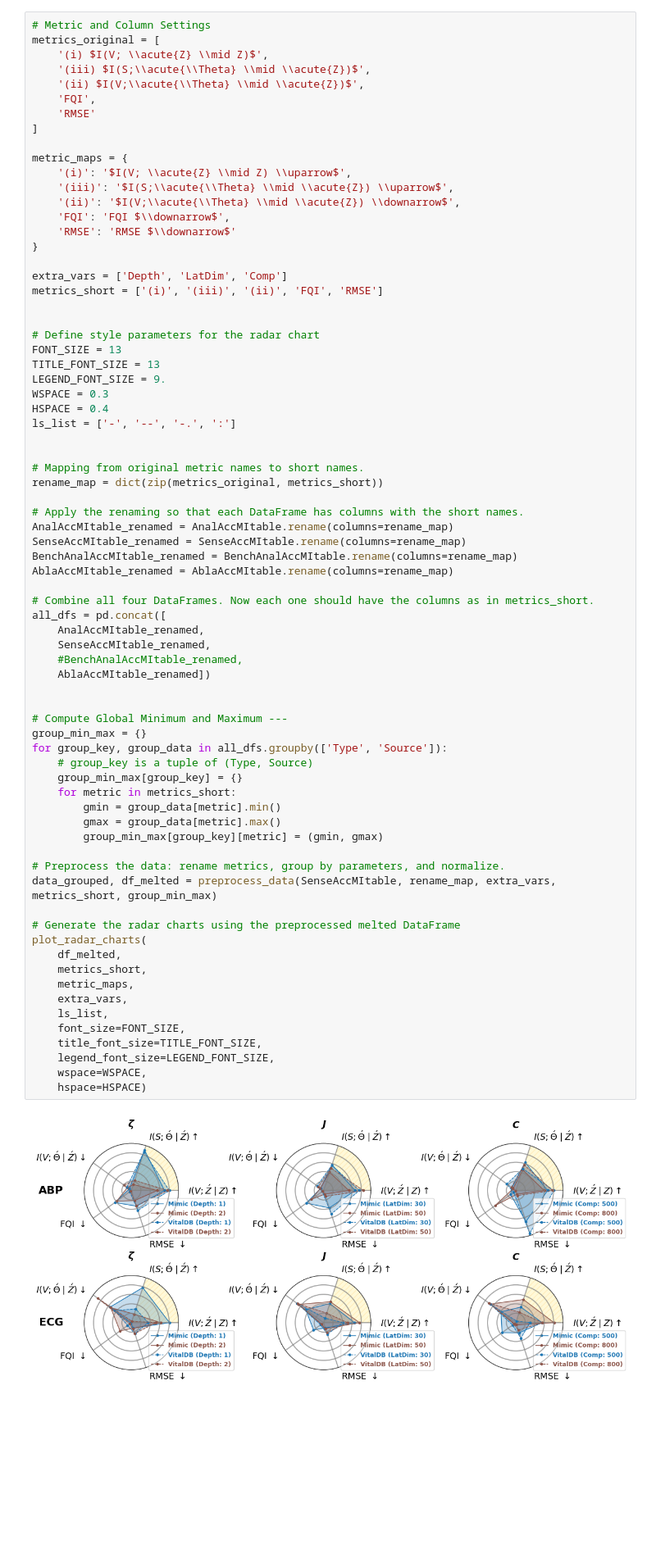
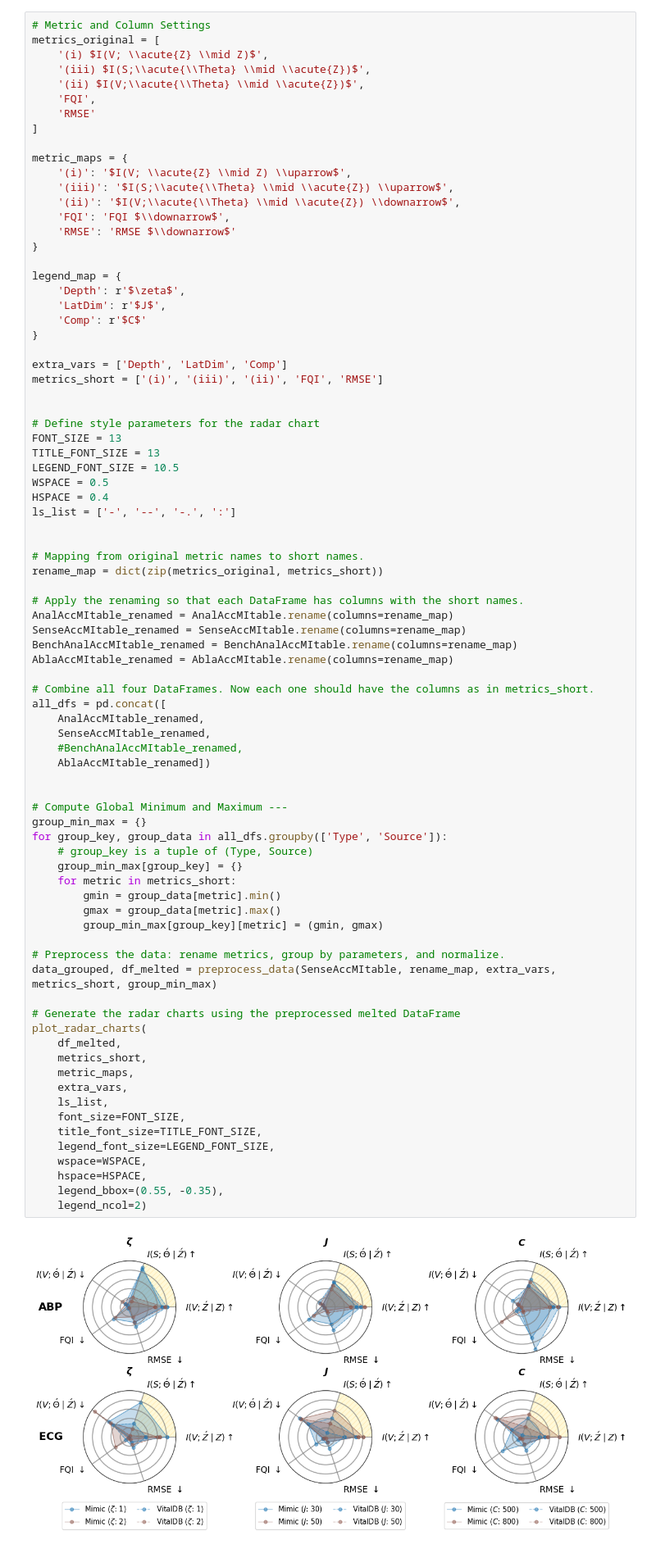
Before and after one commit to cherishleon/VABAM, a Jupyter notebook: Visualization_metrics.ipynb, the cells around one changed output. Shown: that part at 82% size. Saved outputs shown, nothing was run; the diff lists cells and outputs as text; blank space fills up the shorter version.

```diff
--- a/Visualization_metrics.ipynb
+++ b/Visualization_metrics.ipynb
@@ -260,6 +219,12 @@ metric_maps = {
     'RMSE': 'RMSE $\\downarrow$'
 }
 
+legend_map = {
+    'Depth': r'$\zeta$',
+    'LatDim': r'$J$',
+    'Comp': r'$C$'
+}
+
 extra_vars = ['Depth', 'LatDim', 'Comp']
 metrics_short = ['(i)', '(iii)', '(ii)', 'FQI', 'RMSE']
 
@@ -267,8 +232,8 @@ metrics_short = ['(i)', '(iii)', '(ii)', 'FQI', 'RMSE']
 # Define style parameters for the radar chart
 FONT_SIZE = 13
 TITLE_FONT_SIZE = 13
-LEGEND_FONT_SIZE = 9.
-WSPACE = 0.3
+LEGEND_FONT_SIZE = 10.5
+WSPACE = 0.5
 HSPACE = 0.4
 ls_list = ['-', '--', '-.', ':']
 
@@ -288,35 +253,37 @@ all_dfs = pd.concat([
     SenseAccMItable_renamed,
     #BenchAnalAccMItable_renamed,
     AblaAccMItable_renamed])
 
 
 # Compute Global Minimum and Maximum ---
 group_min_max = {}
 for group_key, group_data in all_dfs.groupby(['Type', 'Source']):
     # group_key is a tuple of (Type, Source)
     group_min_max[group_key] = {}
     for metric in metrics_short:
         gmin = group_data[metric].min()
         gmax = group_data[metric].max()
         group_min_max[group_key][metric] = (gmin, gmax)
 
 # Preprocess the data: rename metrics, group by parameters, and normalize.
 data_grouped, df_melted = preprocess_data(SenseAccMItable, rename_map, extra_vars, metrics_short, group_min_max)
 
 # Generate the radar charts using the preprocessed melted DataFrame
 plot_radar_charts(
     df_melted,
     metrics_short,
     metric_maps,
     extra_vars,
     ls_list,
     font_size=FONT_SIZE,
     title_font_size=TITLE_FONT_SIZE,
     legend_font_size=LEGEND_FONT_SIZE,
     wspace=WSPACE,
-    hspace=HSPACE)
+    hspace=HSPACE,
+    legend_bbox=(0.55, -0.35),
+    legend_ncol=2)
 # %% [output]
-[figure, old version]
+[figure, new version]
 # %% [markdown]
 ### Generate Radar Charts for Ablation Study Metrics
 # %%
```
Also changed, not shown: parts of 5 cells of this notebook, 2 other files.
